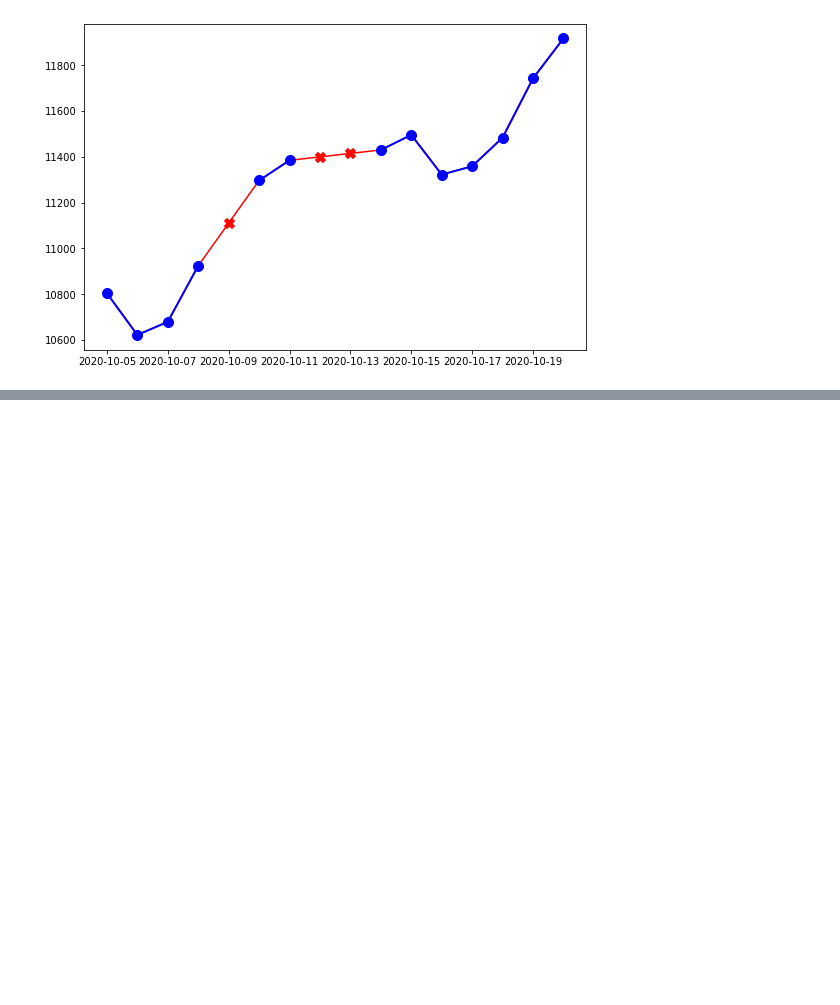
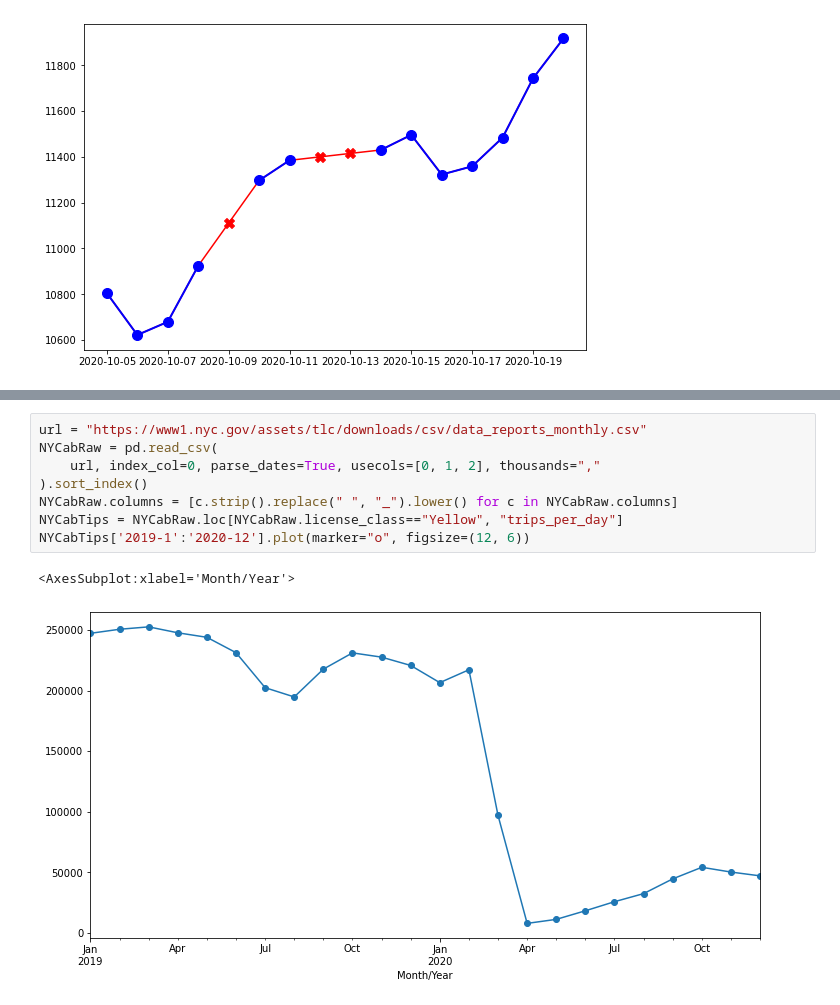
Before and after one commit to Nyahua/ds-learning, a Jupyter notebook: ts4ds/ch01.ipynb, the cells around one changed output, grey strips where cells are left out. Drawn from its saved outputs; the diff is of its cells as text; blank space fills up the shorter version.

```diff
--- a/ts4ds/ch01.ipynb
+++ b/ts4ds/ch01.ipynb
@@ -133,0 +261,11 @@ Name: Adj Close, dtype: float64
+# %%
+url = "https://www1.nyc.gov/assets/tlc/downloads/csv/data_reports_monthly.csv"
+NYCabRaw = pd.read_csv(
+    url, index_col=0, parse_dates=True, usecols=[0, 1, 2], thousands=","
+).sort_index()
+NYCabRaw.columns = [c.strip().replace(" ", "_").lower() for c in NYCabRaw.columns]
+NYCabTips = NYCabRaw.loc[NYCabRaw.license_class=="Yellow", "trips_per_day"]
+NYCabTips['2019-1':'2020-12'].plot(marker="o", figsize=(12, 6))
+# %% [output]
+<AxesSubplot:xlabel='Month/Year'>
+[figure, added]
```
Also changed, not shown: parts of 22 cells of this notebook, 1 other file.
